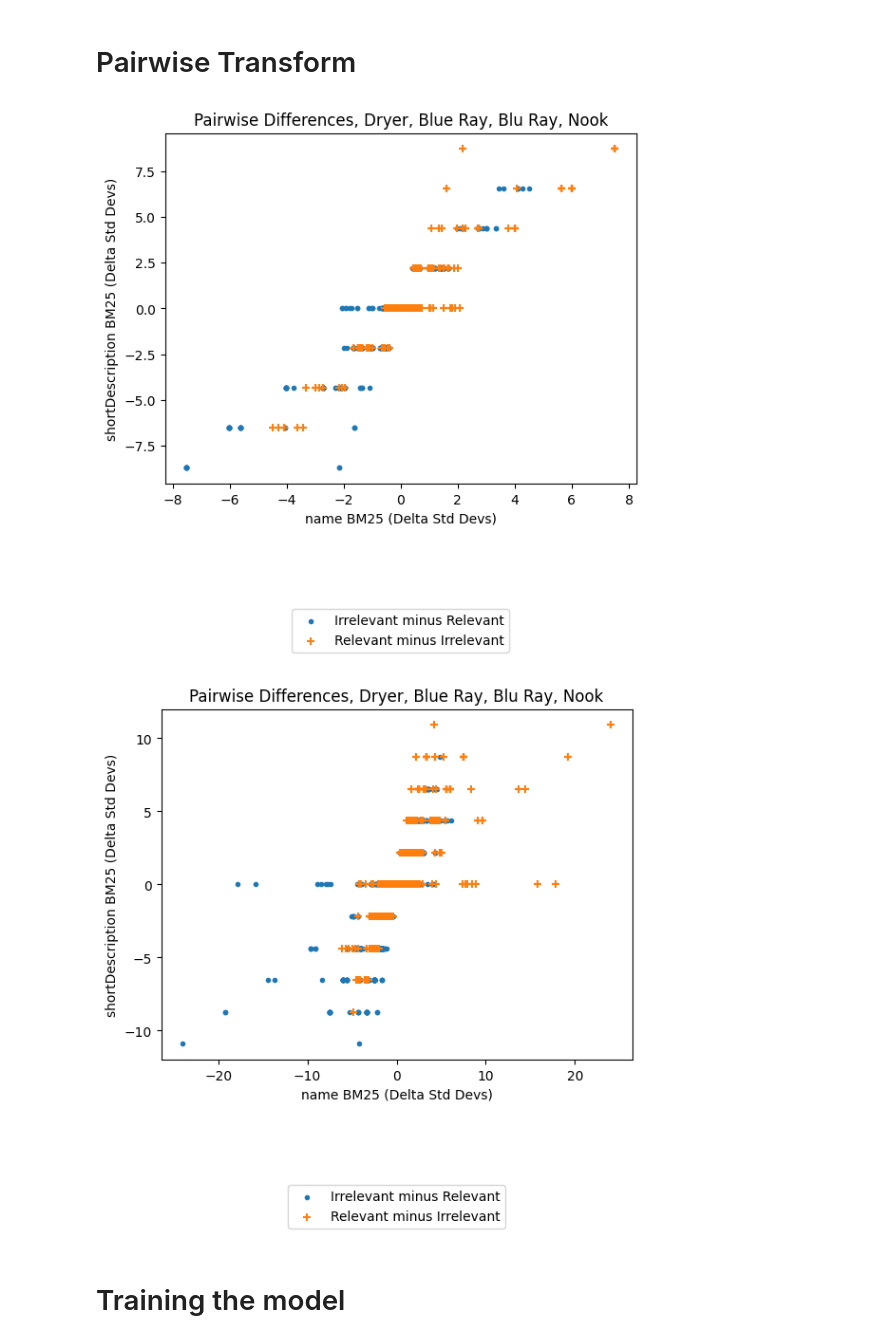
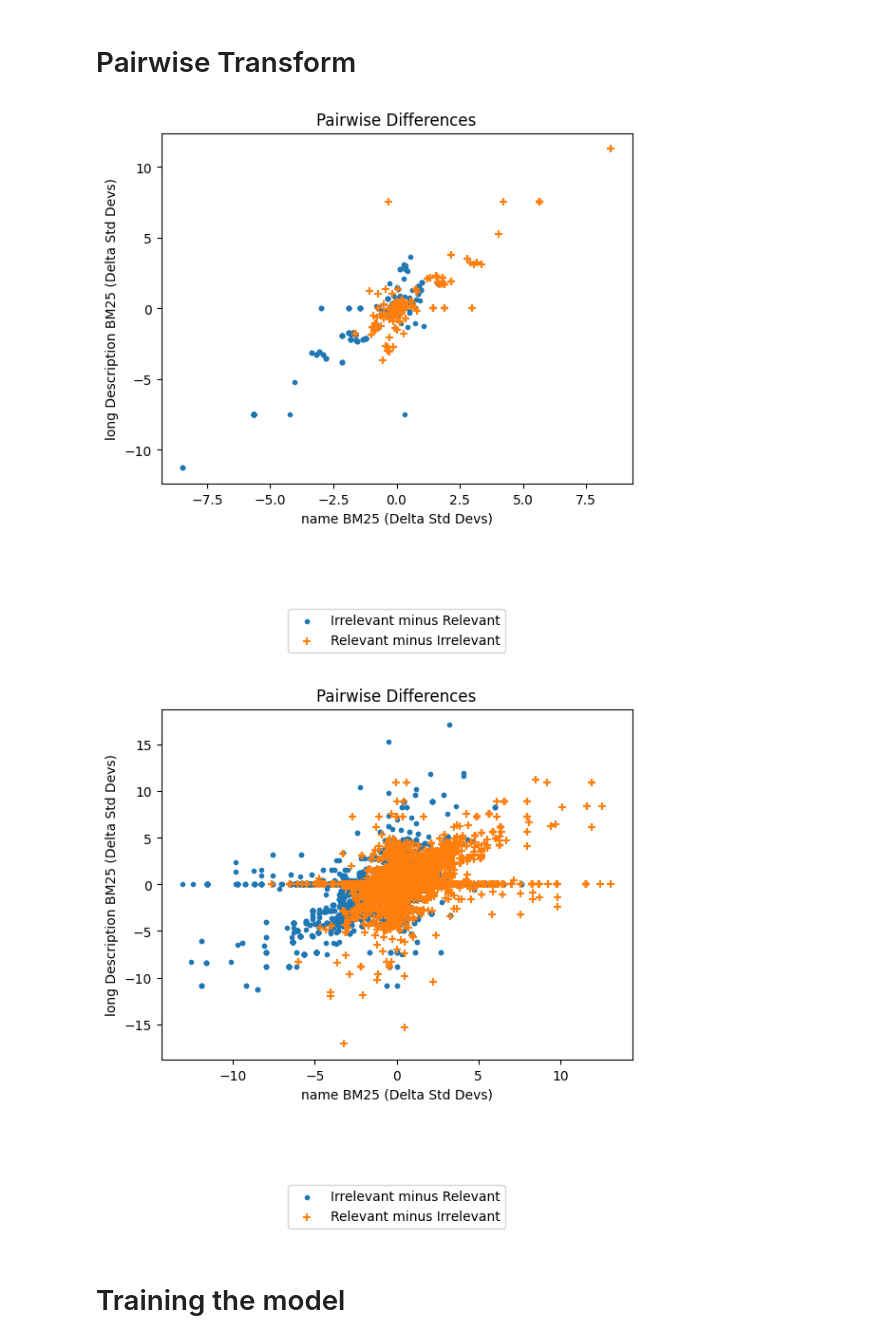
Before and after one commit to ShivaHariSonu/search-project, a Jupyter notebook: search/data-science/notebooks/search-nb/search-preprocessing-nb.ipynb, the cells around one changed output. Cells and saved outputs as stored; diff of their text form; code cells hidden in the pictures.

```diff
--- a/search/data-science/notebooks/search-nb/search-preprocessing-nb.ipynb
+++ b/search/data-science/notebooks/search-nb/search-preprocessing-nb.ipynb
@@ -595,0 +754,8 @@ featurelogger.py  plot.py        search-nb    solrclient.py  welcome.ipynb
+# %%
+clicks = signals[signals['type'] == 'click']
+click_events = clicks[['query_id', 'target']].rename(columns={'target': 'clicked_doc_id'})
+clicks_per_query = query_events.merge(click_events,
+                                      on='query_id',
+                                      how='left')
+clicks_per_query['clicked_doc_id'] = clicks_per_query['clicked_doc_id'].fillna(0)
+clicks_per_query
@@ -600,7 +971,7 @@ featurelogger.py  plot.py        search-nb    solrclient.py  welcome.ipynb
 def all_sessions():
     import glob
     sessions = pd.concat([pd.read_csv(f, compression='gzip')
-                          for f in glob.glob('data/retrotech/sessions/*_sessions.gz')])
+                          for f in glob.glob('data/retrotech/sessions/sessions_data.gz')])
     return sessions.rename(columns={'clicked_doc_id': 'doc_id'})
 
 sessions = all_sessions()
@@ -636,7 +1040,6 @@ PRIOR_WEIGHT=100
 
 from judgements import *
 
-# Create a judgment list with our queries
 def sessions_to_sdbn(query):
     """ Compute SDBN of the provided query as a dataframe.
         Where we left off at end of 'overcoming confidence bias'
@@ -677,15 +1080,8 @@ def sdbn_to_judgments(sdbn, query, qid):
                         )
     return judgments
 
-
-simulated_queries = ['dryer', 'bluray', 'blue ray', 'headphones', 'ipad', 'iphone',
-                     'kindle', 'lcd tv', 'macbook', 'nook', 'star trek', 'star wars',
-                     'transformers dark of the moon']
-
-
-
 judgements = []
-for qid, query in enumerate(simulated_queries):
+for qid, query in enumerate(top_100_queries):
     sdbn = sessions_to_sdbn(query)
     judgements.extend(sdbn_to_judgments(sdbn, query, qid))
 print(len(judgements))
@@ -819,10 +1205,13 @@ products_collection
 from featurelogger import FeatureLogger
 from judgements import judgments_open
 from itertools import groupby
+from IPython.display import clear_output
+
 
 ftr_logger=FeatureLogger(client, index='products', feature_set='test', id_field='upc')
 
 with judgments_open('data/product_judgments.txt') as judgment_list:
+    clear_output(wait=True)
     for qid, query_judgments in groupby(judgements, key=lambda j: j.qid):
         ftr_logger.log_for_qid(judgments=query_judgments,
                                qid=qid,
@@ -830,7 +1219,6 @@ with judgments_open('data/product_judgments.txt') as judgment_list:
 
 logged_judgments = ftr_logger.logged
 
-# Now should have lots of judgments with title_bm25, overview_bm25, and release_year
-# logged out
+# Now should have lots of judgments with name and short description
 logged_judgments
 # %% [output]
@@ -1001,16 +1388,16 @@ for j in normed_judgments:
 features, predictors = pairwise_transform(just_these_queries)
 plot_pairwise_data(features, predictors,
                    xlabel="name BM25 (Delta Std Devs)",
-                   ylabel="shortDescription BM25 (Delta Std Devs)",
-                   title="Pairwise Differences, Dryer, Blue Ray, Blu Ray, Nook")
+                   ylabel="long Description BM25 (Delta Std Devs)",
+                   title="Pairwise Differences")
 # %% [output]
-[figure, old version]
+[figure, new version]
 # %%
 plot_pairwise_data(feature_deltas, predictor_deltas,
                    xlabel="name BM25 (Delta Std Devs)",
-                   ylabel="shortDescription BM25 (Delta Std Devs)",
-                   title="Pairwise Differences, Dryer, Blue Ray, Blu Ray, Nook")
+                   ylabel="long Description BM25 (Delta Std Devs)",
+                   title="Pairwise Differences")
 # %% [output]
-[figure, old version]
+[figure, new version]
 # %% [markdown]
 # Training the model
```
Also changed, not shown: parts of 102 cells of this notebook, 20 other files.
